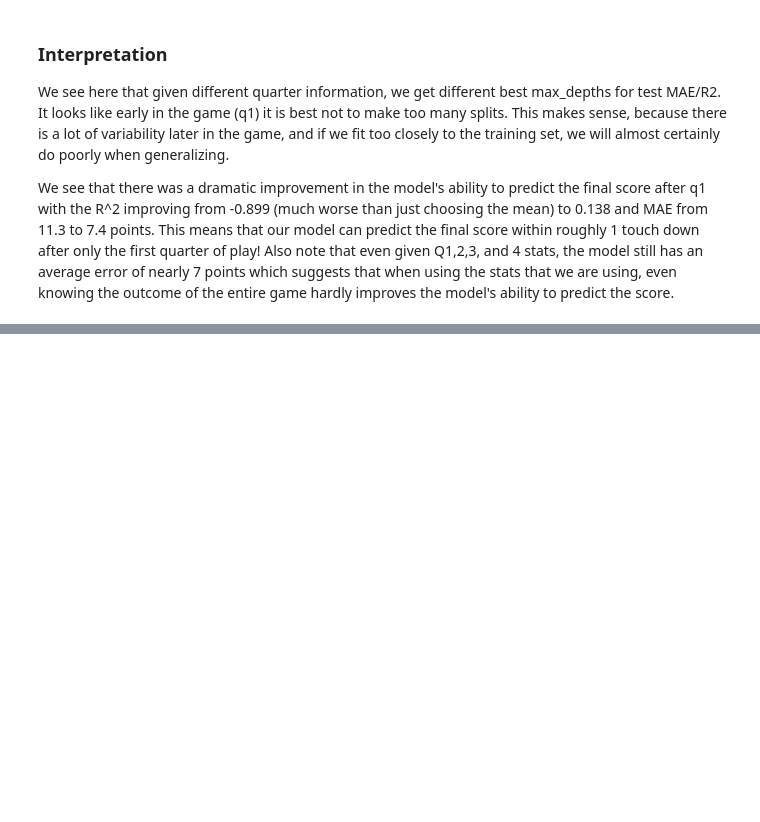
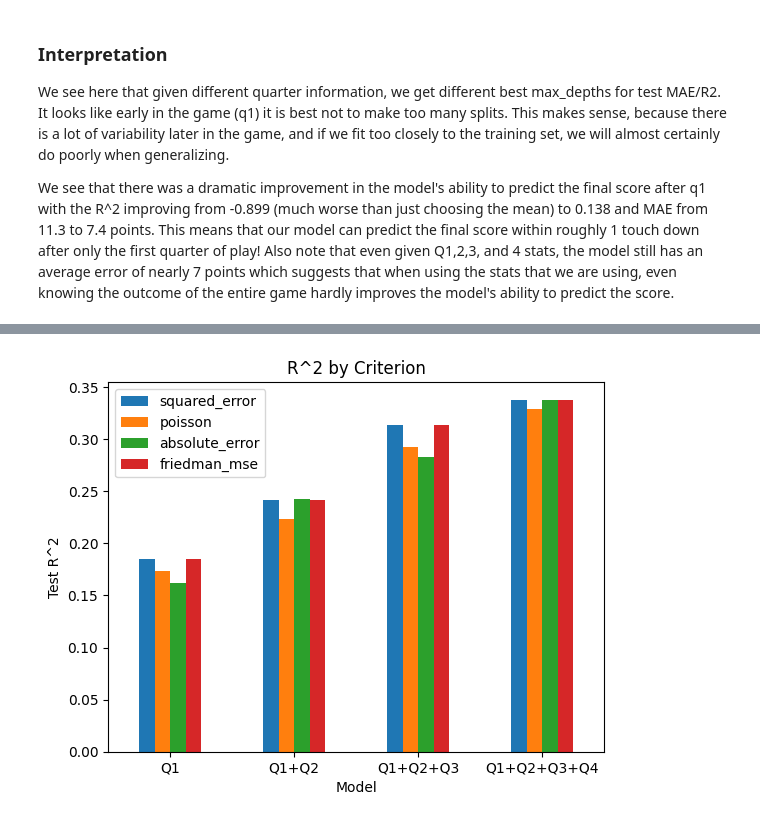
Before and after one commit to tchild1/Football-ML, a Jupyter notebook: decision_tree.ipynb, the cells around one changed output, grey strips where cells are left out. Saved outputs shown, nothing was run; the diff lists cells and outputs as text; code cells hidden in the pictures; blank space fills up the shorter version.

```diff
--- a/decision_tree.ipynb
+++ b/decision_tree.ipynb
@@ -168,0 +203,42 @@ We see that there was a dramatic improvement in the  model's ability to predict
+# %%
+# using the best max depth for each model, test with different other hyperparameters
+best_max_depth_q1 = best_max_depth_r2["Q1"]
+best_max_depth_q1_q2 = best_max_depth_r2["Q1+Q2"]
+best_max_depth_q1_q2_q3 = best_max_depth_r2["Q1+Q2+Q3"]
+best_max_depth_q1_q2_q3_q4 = best_max_depth_r2["Q1+Q2+Q3+Q4"]
+criteria = ['squared_error', 'poisson', 'absolute_error', 'friedman_mse']
+r2_scores = {}
+mae_scores = {}
+for criterion in criteria:
+    dt_q1 = DecisionTreeRegressor(max_depth=best_max_depth_q1, criterion=criterion)
+    dt_q1.fit(X_q1_train, y_q1_train)
+    dt_q1_q2 = DecisionTreeRegressor(max_depth=best_max_depth_q1_q2, criterion=criterion)
+    dt_q1_q2.fit(X_q1_q2_train, y_q1_q2_train)
+    dt_q1_q2_q3 = DecisionTreeRegressor(max_depth=best_max_depth_q1_q2_q3, criterion=criterion)
+    dt_q1_q2_q3.fit(X_q1_q2_q3_train, y_q1_q2_q3_train)
+    dt_q1_q2_q3_q4 = DecisionTreeRegressor(max_depth=best_max_depth_q1_q2_q3_q4, criterion=criterion)
+    dt_q1_q2_q3_q4.fit(X_q1_q2_q3_q4_train, y_q1_q2_q3_q4_train)
+    r2_scores[criterion] = {
+        "Q1": dt_q1.score(X_q1_test, y_q1_test),
+        "Q1+Q2": dt_q1_q2.score(X_q1_q2_test, y_q1_q2_test),
+        "Q1+Q2+Q3": dt_q1_q2_q3.score(X_q1_q2_q3_test, y_q1_q2_q3_test),
+        "Q1+Q2+Q3+Q4": dt_q1_q2_q3_q4.score(X_q1_q2_q3_q4_test, y_q1_q2_q3_q4_test)
+    }
+    mae_scores[criterion] = {
+        "Q1": mean_absolute_error(y_q1_test, dt_q1.predict(X_q1_test)),
+        "Q1+Q2": mean_absolute_error(y_q1_q2_test, dt_q1_q2.predict(X_q1_q2_test)),
+        "Q1+Q2+Q3": mean_absolute_error(y_q1_q2_q3_test, dt_q1_q2_q3.predict(X_q1_q2_q3_test)),
+        "Q1+Q2+Q3+Q4": mean_absolute_error(y_q1_q2_q3_q4_test, dt_q1_q2_q3_q4.predict(X_q1_q2_q3_q4_test)
+    )}
+# %%
+# plot r^2 and mae for each criterion
+r2_df = pd.DataFrame(r2_scores)
+mae_df = pd.DataFrame(mae_scores)
+r2_df.plot(kind='bar')
+plt.title("R^2 by Criterion")
+plt.ylabel("Test R^2")
+plt.xlabel("Model")
+plt.xticks(np.arange(4), ["Q1", "Q1+Q2", "Q1+Q2+Q3", "Q1+Q2+Q3+Q4"], rotation=0)
+plt.show()
+# %% [output]
+[figure, added]
```
Also changed, not shown: parts of 8 cells of this notebook.
